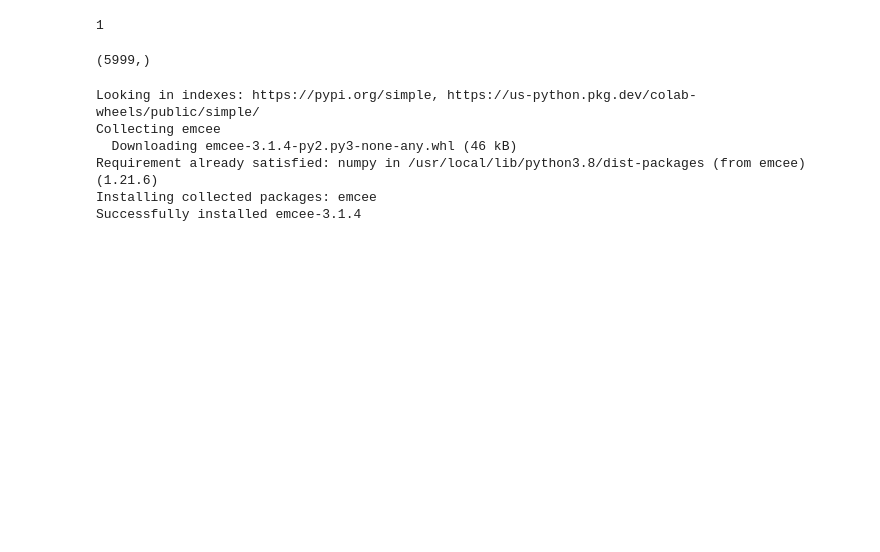
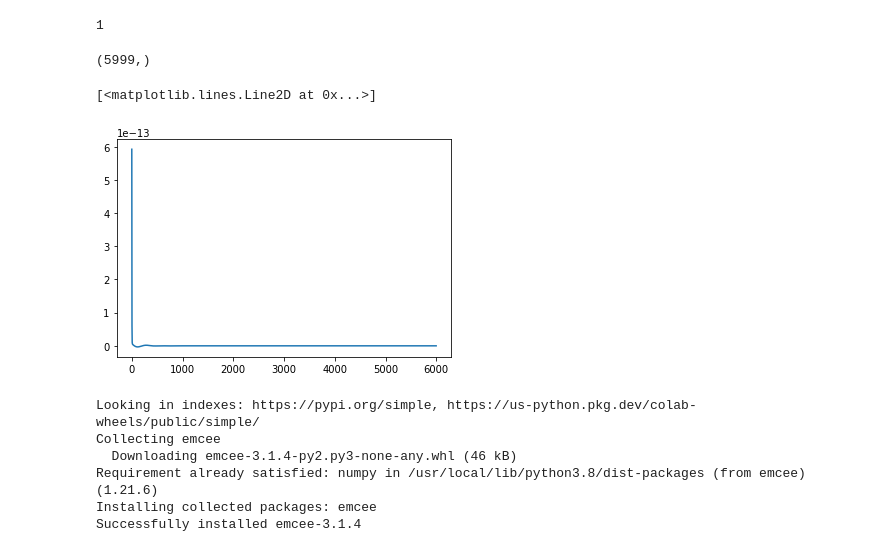
Before and after one commit to keirkwame/axionEmu, a Jupyter notebook: Open_access_version_of_4e5_Planck_2018_3x2pt_analysis_(ma=_29).ipynb, the cells around one changed output. Saved outputs shown, nothing was run; the diff lists cells and outputs as text; code cells hidden in the pictures; blank space fills up the shorter version.

```diff
--- a/Open_access_version_of_4e5_Planck_2018_3x2pt_analysis_(ma=_29).ipynb
+++ b/Open_access_version_of_4e5_Planck_2018_3x2pt_analysis_(ma=_29).ipynb
@@ -80,9 +100,9 @@ cosmo_params['h'] = np.array([0.7])
 cosmo_params['tau_reio'] = np.array([0.055])
 cosmo_params['omega_b'] = np.array([0.0224])
 cosmo_params['omega_cdm'] = np.array([0.12])
-cosmo_params['n_s'] = np.array([0.7])
+cosmo_params['n_s'] = np.array([0.96])
 cosmo_params['omega_ax'] =np.array([0.001])
-cosmo_params['log10ma'] = np.array([3],dtype='float64')
+cosmo_params['log10ma'] = np.array([4],dtype='float64')
 cosmo_params['ln10A_s'] = np.array([3.48])
 # %%
 len([list(cosmo_params.keys())])
@@ -94,6 +114,12 @@ b = te_emu_model_ax.predictions_np(cosmo_params)
 b[0].shape
 # %% [output]
 (5999,)
+# %%
+#Testing power spectrum prediction
+plt.plot(b[0])
+# %% [output]
+[<matplotlib.lines.Line2D at 0x...>]
+[figure, added]
 # %%
 ##m = 1e-25 axion
 # path to the tf_planck2018_lite likelihood
```
Also changed, not shown: parts of 15 cells of this notebook.
